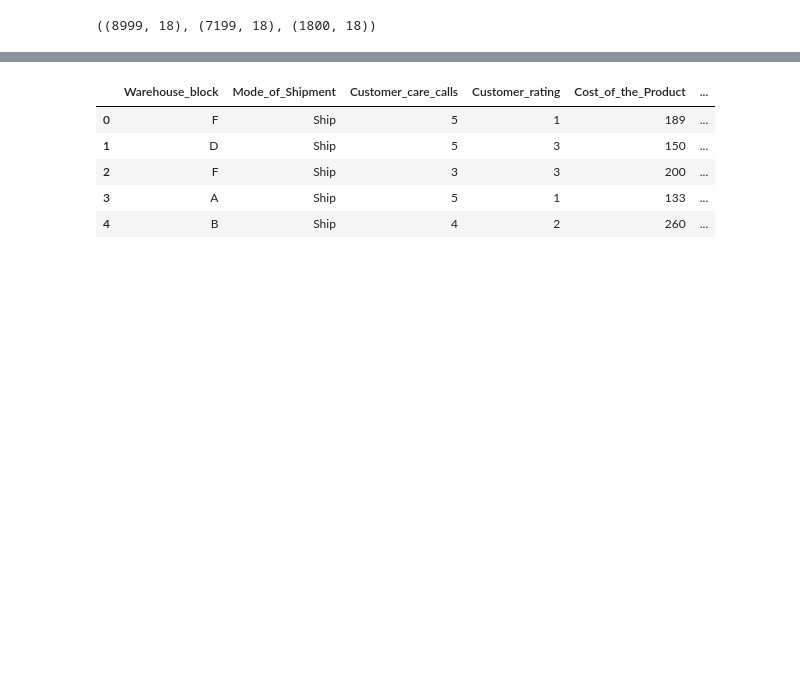
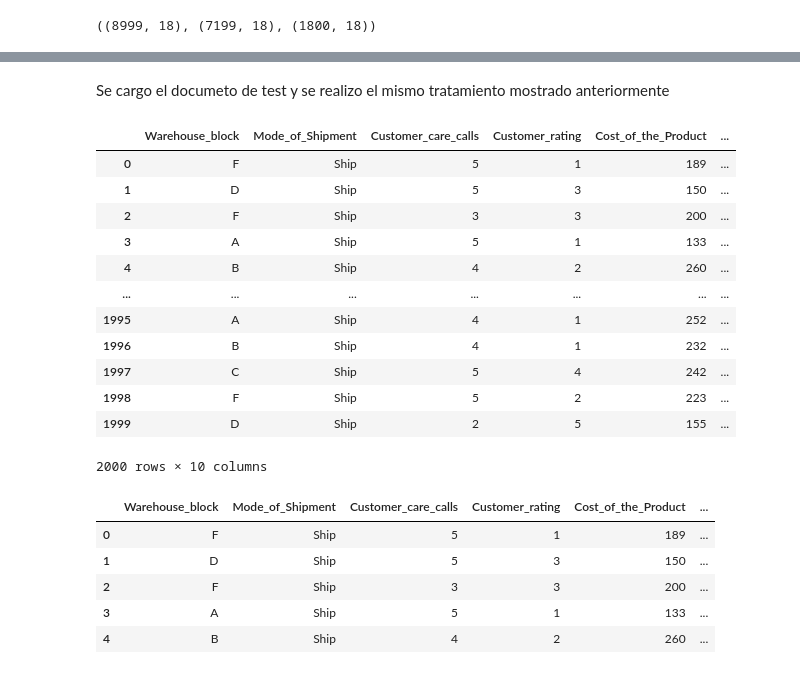
Before and after one commit to jorgemfa113/PIML, a Jupyter notebook: proyecto ML.ipynb, the cells around one changed output, grey strips where cells are left out. Cells and saved outputs as stored; diff of their text form; code cells hidden in the pictures; blank space fills up the shorter version.

```diff
--- a/proyecto ML.ipynb
+++ b/proyecto ML.ipynb
@@ -240,7 +323,25 @@ Precision_Datos_entrenamiento,Calculo_Recallo
+# %% [markdown]
+Se cargo el documeto de test y se realizo el mismo tratamiento mostrado anteriormente
 # %%
 dftest=pd.read_csv('E-Commerce_test.csv',sep=';')
 # %%
 dftest = dftest.drop(columns = ['ID'])
+# %%
+dftest
+# %% [output]
+|  | Warehouse_block | Mode_of_Shipment | Customer_care_calls | Customer_rating | Cost_of_the_Product | ... |
+| 0 | F | Ship | 5 | 1 | 189 | ... |
+| 1 | D | Ship | 5 | 3 | 150 | ... |
+| 2 | F | Ship | 3 | 3 | 200 | ... |
+| 3 | A | Ship | 5 | 1 | 133 | ... |
+| 4 | B | Ship | 4 | 2 | 260 | ... |
+| ... | ... | ... | ... | ... | ... | ... |
+| 1995 | A | Ship | 4 | 1 | 252 | ... |
+| 1996 | B | Ship | 4 | 1 | 232 | ... |
+| 1997 | C | Ship | 5 | 4 | 242 | ... |
+| 1998 | F | Ship | 5 | 2 | 223 | ... |
+| 1999 | D | Ship | 2 | 5 | 155 | ... |
+2000 rows × 10 columns
 # %%
 from sklearn.preprocessing import OneHotEncoder
 ohe = OneHotEncoder(drop='if_binary', sparse = False) # Instanciamos el encoder por binary feature
```
Also changed, not shown: parts of 25 cells of this notebook.
